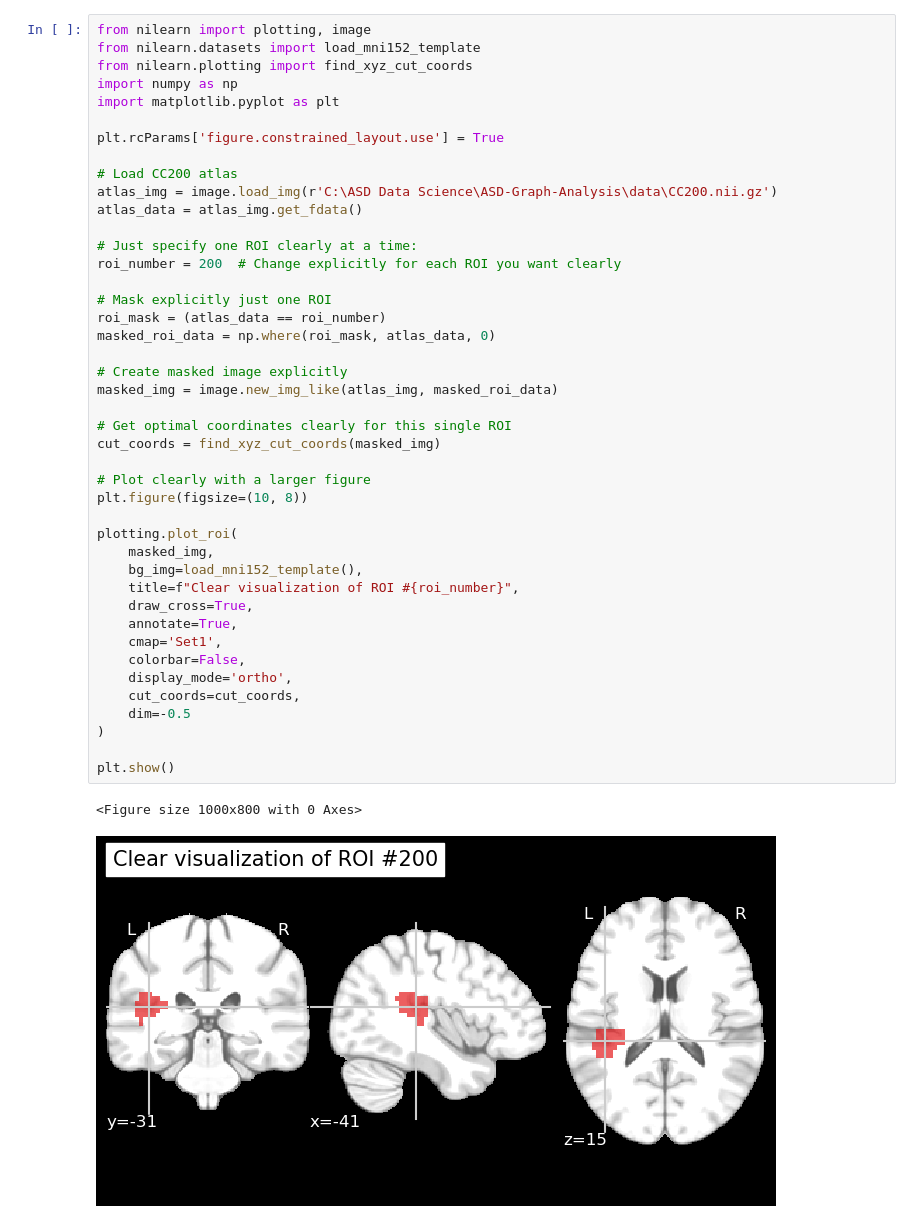
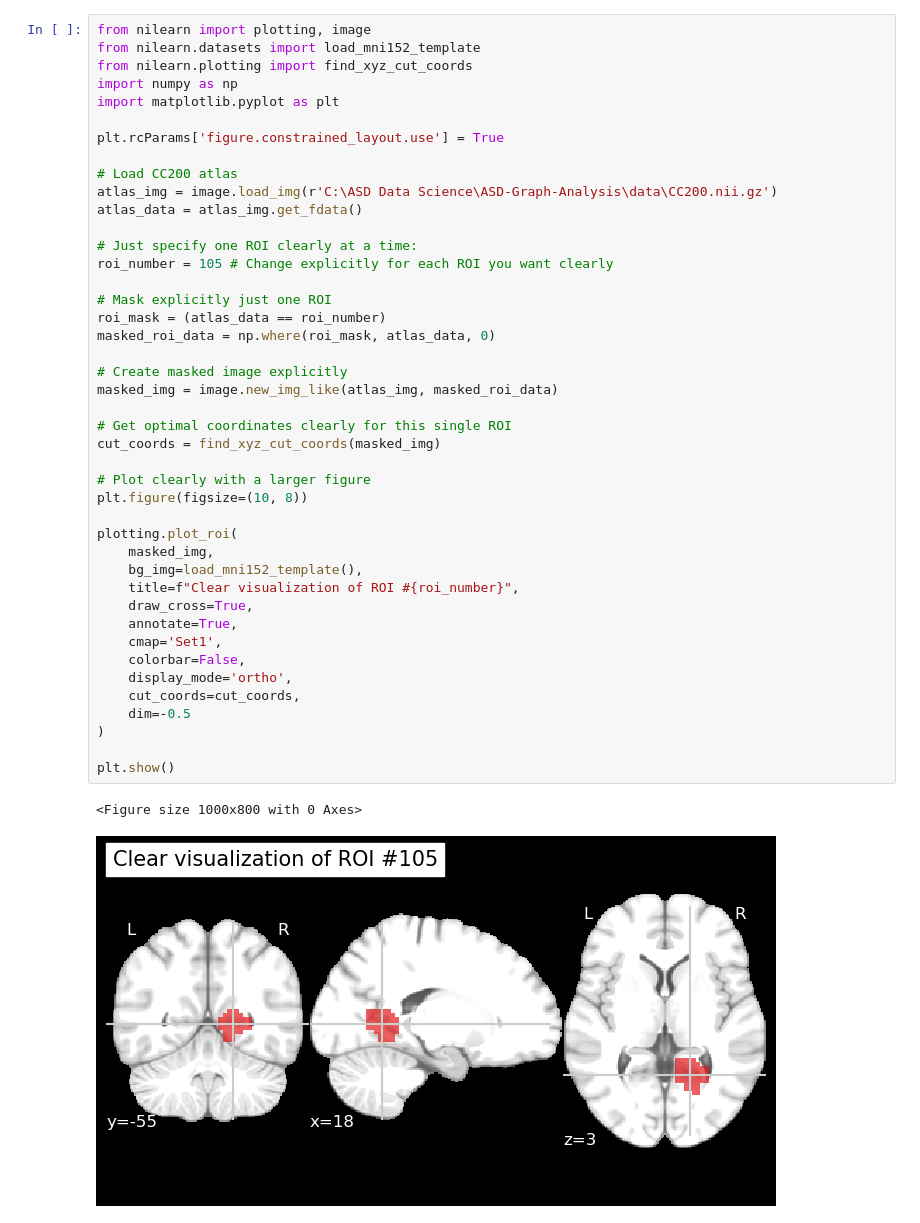
Before and after one commit to Qrt69/ASD-Graph-Analysis, a Jupyter notebook: notebooks/Visualize_ROIs.ipynb, the cells around one changed output. Saved outputs shown, nothing was run; the diff lists cells and outputs as text.

```diff
--- a/notebooks/Visualize_ROIs.ipynb
+++ b/notebooks/Visualize_ROIs.ipynb
@@ -12,35 +12,35 @@ atlas_img = image.load_img(r'C:\ASD Data Science\ASD-Graph-Analysis\data\CC200.n
 atlas_data = atlas_img.get_fdata()
 
 # Just specify one ROI clearly at a time:
-roi_number = 200  # Change explicitly for each ROI you want clearly
+roi_number = 105 # Change explicitly for each ROI you want clearly
 
 # Mask explicitly just one ROI
 roi_mask = (atlas_data == roi_number)
 masked_roi_data = np.where(roi_mask, atlas_data, 0)
 
 # Create masked image explicitly
 masked_img = image.new_img_like(atlas_img, masked_roi_data)
 
 # Get optimal coordinates clearly for this single ROI
 cut_coords = find_xyz_cut_coords(masked_img)
 
 # Plot clearly with a larger figure
 plt.figure(figsize=(10, 8))
 
 plotting.plot_roi(
     masked_img,
     bg_img=load_mni152_template(),
     title=f"Clear visualization of ROI #{roi_number}",
     draw_cross=True,
     annotate=True,
     cmap='Set1',
     colorbar=False,
     display_mode='ortho',
     cut_coords=cut_coords,
     dim=-0.5
 )
 
 plt.show()
 # %% [output]
 <Figure size 1000x800 with 0 Axes>
-[figure, old version]
+[figure, new version]
```
Also changed, not shown: 1 other file.
